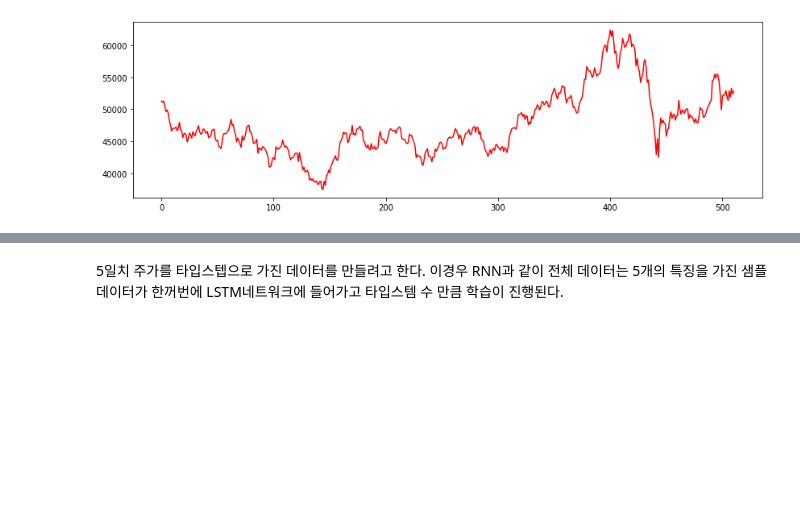
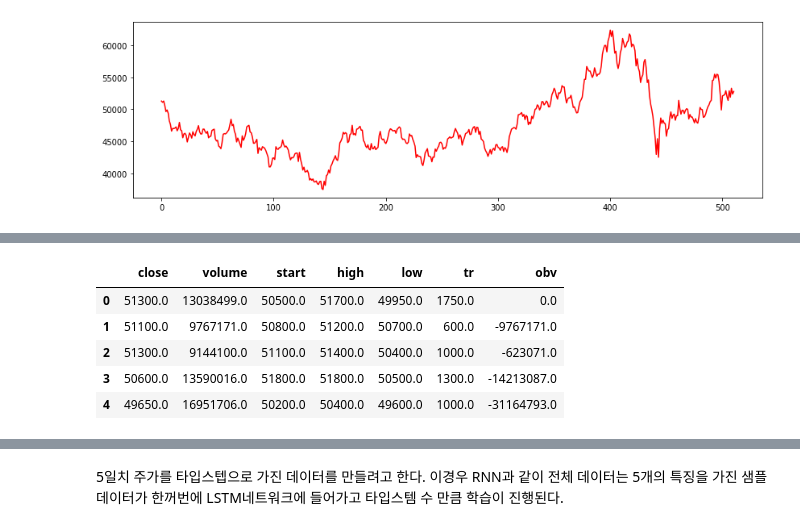
Before and after one commit to sjbaek12/sjbaek12.github.io, a Jupyter notebook: 주가예측_LSTM.ipynb, the cells around one changed output, grey strips where cells are left out. Saved outputs shown, nothing was run; the diff lists cells and outputs as text; code cells hidden in the pictures; blank space fills up the shorter version.

```diff
--- a/주가예측_LSTM.ipynb
+++ b/주가예측_LSTM.ipynb
@@ -457,3 +492,12 @@ len(data_n)
+# %%
+data_n.head()
+# %% [output]
+|  | close | volume | start | high | low | tr | obv |
+| 0 | 51300.0 | 13038499.0 | 50500.0 | 51700.0 | 49950.0 | 1750.0 | 0.0 |
+| 1 | 51100.0 | 9767171.0 | 50800.0 | 51200.0 | 50700.0 | 600.0 | -9767171.0 |
+| 2 | 51300.0 | 9144100.0 | 51100.0 | 51400.0 | 50400.0 | 1000.0 | -623071.0 |
+| 3 | 50600.0 | 13590016.0 | 51800.0 | 51800.0 | 50500.0 | 1300.0 | -14213087.0 |
+| 4 | 49650.0 | 16951706.0 | 50200.0 | 50400.0 | 49600.0 | 1000.0 | -31164793.0 |
 # %%
 data_n = np.asarray(data_n, dtype=float)
 # %%
```
Also changed, not shown: parts of 21 cells of this notebook.
